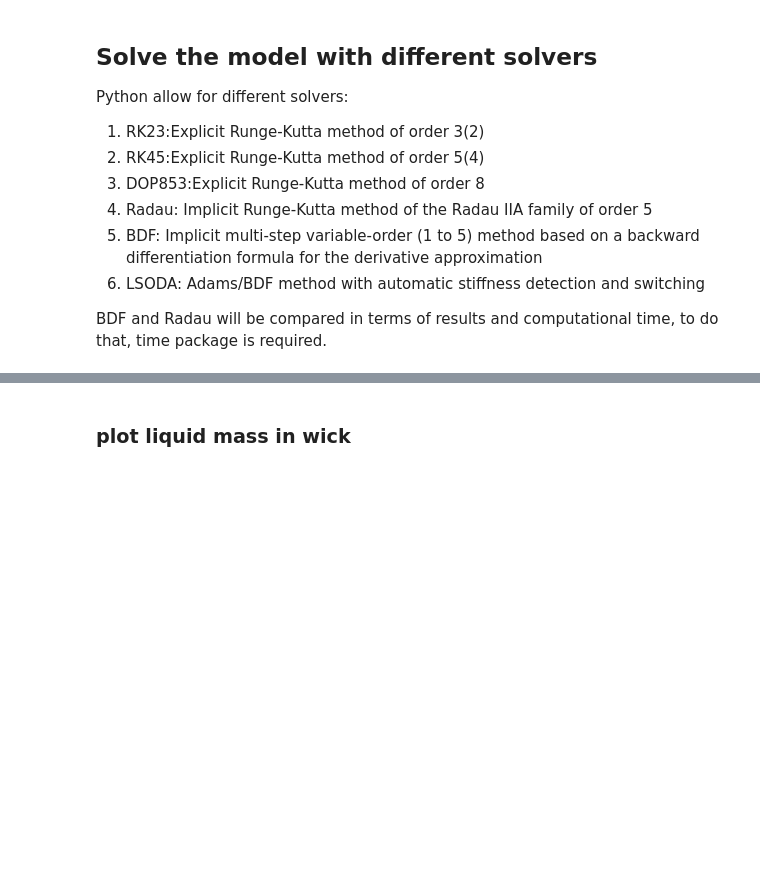
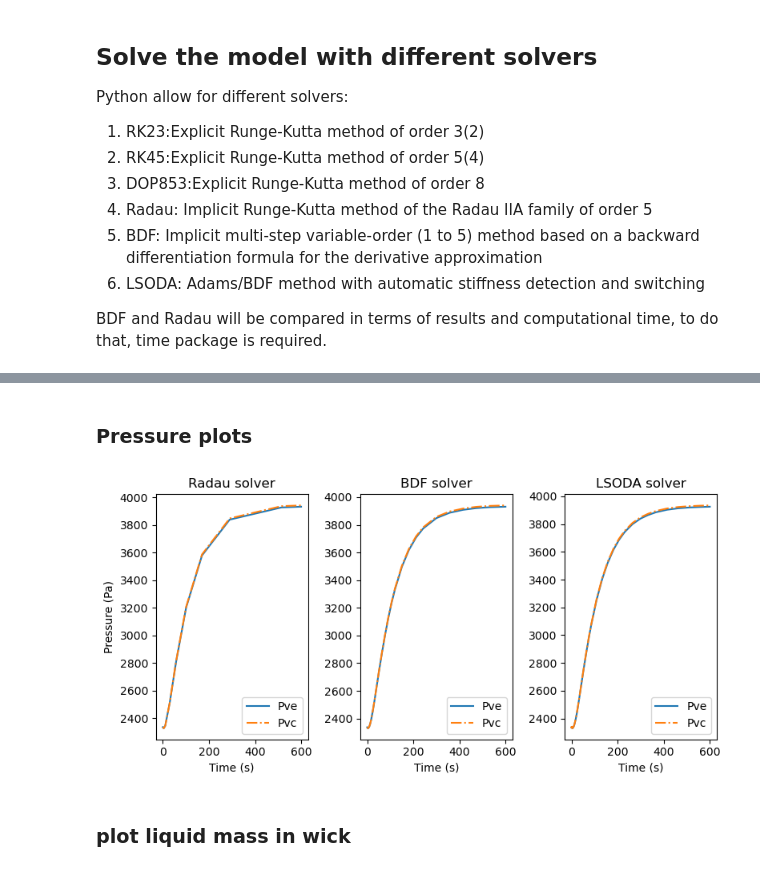
Before and after one commit to riccardoBocce/python_exam, a Jupyter notebook: heat_pipe_modeling.ipynb, the cells around one changed output, grey strips where cells are left out. Saved outputs shown, nothing was run; the diff lists cells and outputs as text; code cells hidden in the pictures; blank space fills up the shorter version.

```diff
--- a/heat_pipe_modeling.ipynb
+++ b/heat_pipe_modeling.ipynb
@@ -536,21 +629,32 @@ axs[1].legend(loc='upper center')
+# %% [markdown]
+### Pressure plots
 # %%
-fig, axs = plt.subplots(1,2)
+#Pressure plot
+fig, axs = plt.subplots(1,3,figsize = [8,4])
 
-#axs[0].plot(t_rad,y_rad[7], label="Pve")
-#axs[0].plot(t_rad,y_rad[8], label="Pvc")
-#axs[0].set_title("Radau solver")
-#axs[0].set_xlabel("Time (s)")
-#axs[0].set_ylabel("Pressure (Pa)")
+axs[0].plot(t_rad,y_rad[7], label="Pve")
+axs[0].plot(t_rad,y_rad[8], label="Pvc", linestyle="-.")
+axs[0].set_title("Radau solver")
+axs[0].set_xlabel("Time (s)")
+axs[0].set_ylabel("Pressure (Pa)")
 
 axs[1].plot(t_bdf,y_bdf[7], label="Pve")
-axs[1].plot(t_bdf,y_bdf[8], label="Pvc")
+axs[1].plot(t_bdf,y_bdf[8], label="Pvc", linestyle="-.")
 axs[1].set_title("BDF solver")
 axs[1].set_xlabel("Time (s)")
 
+axs[2].plot(t_lsoda,y_lsoda[7], label="Pve")
+axs[2].plot(t_lsoda,y_lsoda[8], label="Pvc", linestyle="-.")
+axs[2].set_title("LSODA solver")
+axs[2].set_xlabel("Time (s)")
+
 axs[0].legend()
 axs[1].legend()
+axs[2].legend()
 
 plt.tight_layout()
+# %% [output]
+[figure, added]
 # %% [markdown]
 ### plot liquid mass in wick
 # %%
```
Also changed, not shown: parts of 32 cells of this notebook, 4 other files.
